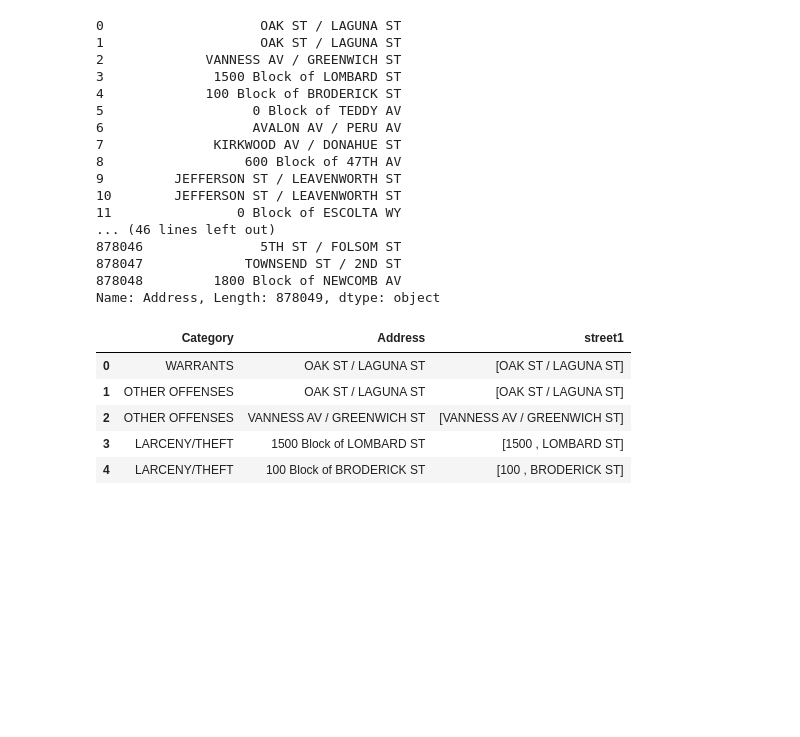
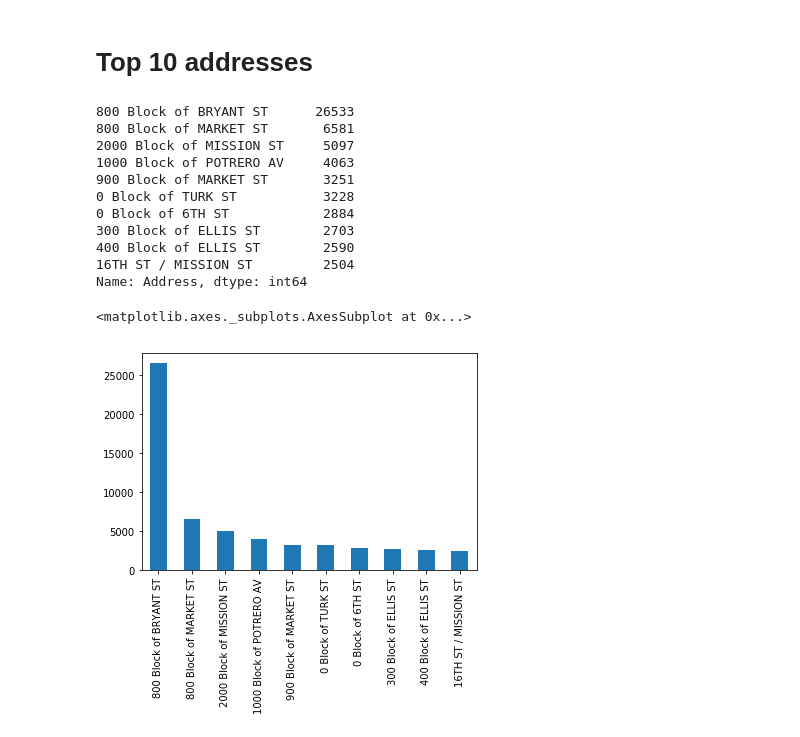
Before and after one commit to ucbiyyq/ucbiyyq-w207re-final-proj, a Jupyter notebook: notebooks/1.0-yyq-scratch-address.ipynb, the cells around one changed output. Cells and saved outputs as stored; diff of their text form; code cells hidden in the pictures; blank space fills up the shorter version.

```diff
--- a/notebooks/1.0-yyq-scratch-address.ipynb
+++ b/notebooks/1.0-yyq-scratch-address.ipynb
@@ -22,11 +76,11 @@ sample_submissions = pd.read_csv("../data/raw/sampleSubmission.csv.zip", compres
 # %%
-# extract some more features using our custom transformer
+# # extract some more features using our custom transformer
+# sfcc = bf.SFCCTransformer()
 
-sfcc = SFCCTransformer()
+# pipe = Pipeline([
+#     ("transformer", sfcc)
+# ])
 
-pipe = Pipeline([
-    ("transformer", sfcc)
-])
-
-train_pd = pipe.transform(train_pd)
-test_pd = pipe.transform(test_pd)
+# train_data = pipe.transform(train_data)
+# dev_data = pipe.transform(dev_data)
+# test_data = pipe.transform(test_data)
@@ -33,20 +135,16 @@ test_pd = pipe.transform(test_pd)
+# %% [markdown]
+# Top 10 addresses
 # %%
-train_pd.Address
+train_pd.Address.value_counts()[0:10]
 # %% [output]
-0                    OAK ST / LAGUNA ST
-1                    OAK ST / LAGUNA ST
-2             VANNESS AV / GREENWICH ST
-3              1500 Block of LOMBARD ST
-4             100 Block of BRODERICK ST
-5                   0 Block of TEDDY AV
-6                   AVALON AV / PERU AV
-7              KIRKWOOD AV / DONAHUE ST
-8                  600 Block of 47TH AV
-9         JEFFERSON ST / LEAVENWORTH ST
-10        JEFFERSON ST / LEAVENWORTH ST
-11                0 Block of ESCOLTA WY
-... (46 lines left out)
-878046               5TH ST / FOLSOM ST
-878047             TOWNSEND ST / 2ND ST
-878048         1800 Block of NEWCOMB AV
-Name: Address, Length: 878049, dtype: object
+800 Block of BRYANT ST      26533
+800 Block of MARKET ST       6581
+2000 Block of MISSION ST     5097
+1000 Block of POTRERO AV     4063
+900 Block of MARKET ST       3251
+0 Block of TURK ST           3228
+0 Block of 6TH ST            2884
+300 Block of ELLIS ST        2703
+400 Block of ELLIS ST        2590
+16TH ST / MISSION ST         2504
+Name: Address, dtype: int64
@@ -67,9 +151,5 @@ addr["street1"] = addr.Address.str.split("Block of ", 1)
-# %%
-addr.head()
-# %% [output]
-|  | Category | Address | street1 |
-| 0 | WARRANTS | OAK ST / LAGUNA ST | [OAK ST / LAGUNA ST] |
-| 1 | OTHER OFFENSES | OAK ST / LAGUNA ST | [OAK ST / LAGUNA ST] |
-| 2 | OTHER OFFENSES | VANNESS AV / GREENWICH ST | [VANNESS AV / GREENWICH ST] |
-| 3 | LARCENY/THEFT | 1500 Block of LOMBARD ST | [1500 , LOMBARD ST] |
-| 4 | LARCENY/THEFT | 100 Block of BRODERICK ST | [100 , BRODERICK ST] |
+# %%
+train_pd.Address.value_counts()[0:10].plot.bar()
+# %% [output]
+<matplotlib.axes._subplots.AxesSubplot at 0x...>
+[figure, added]
```
Also changed, not shown: parts of 57 cells of this notebook, 2 other files.
